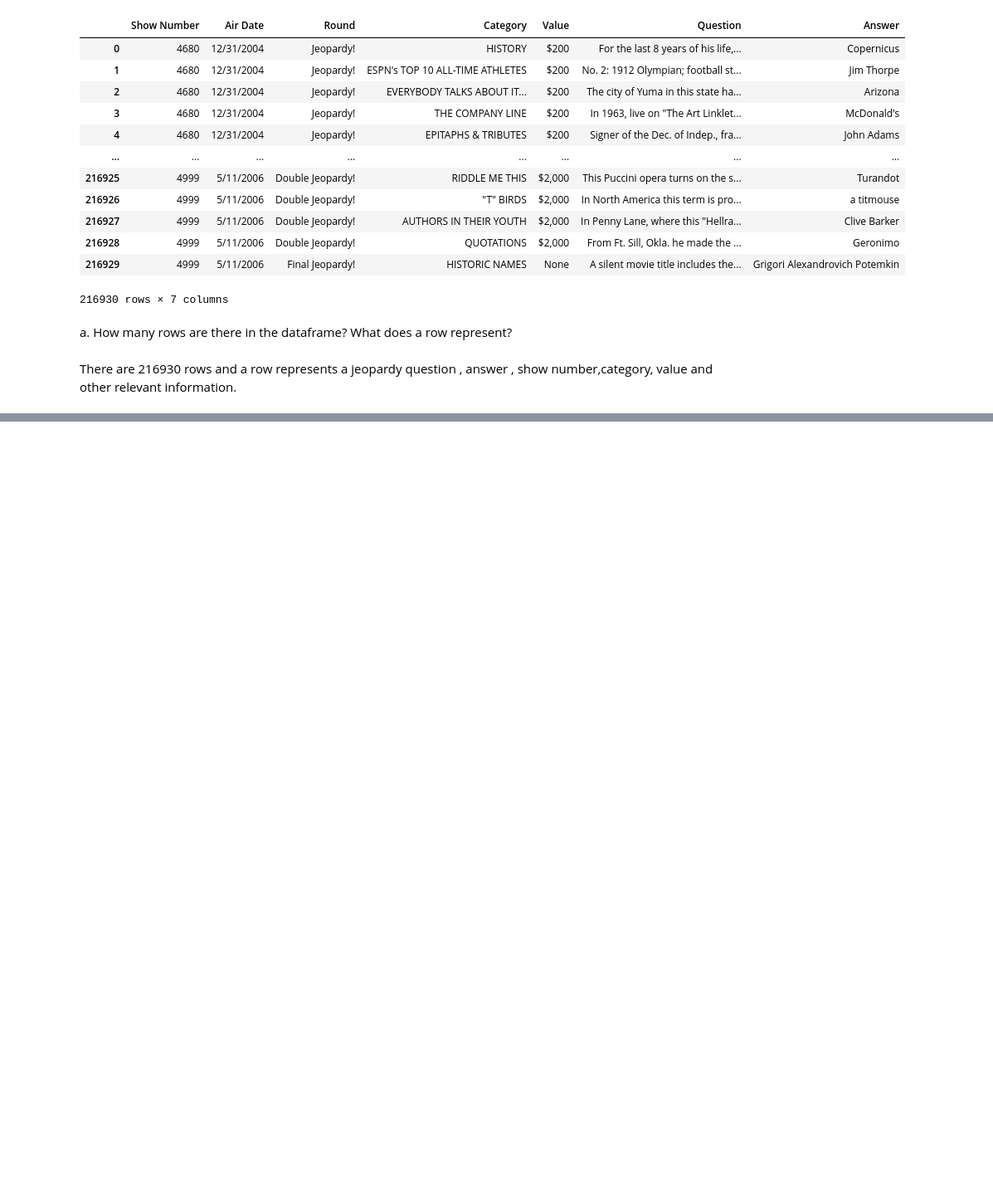
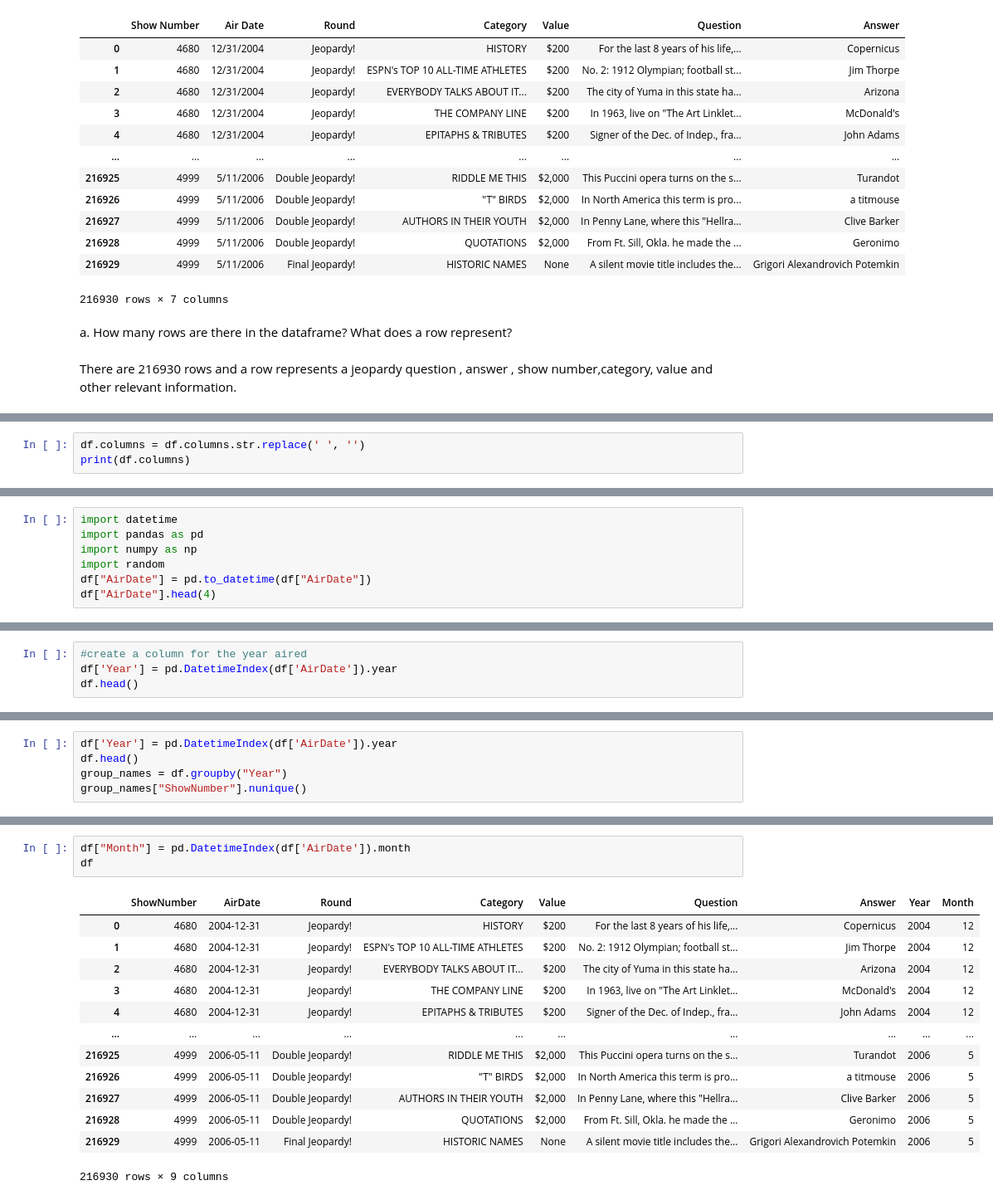
Before and after one commit to Tanishakapoor1990/week-05-repository, a Jupyter notebook: week05 -In class Activity.ipynb, the cells around one changed output, grey strips where cells are left out. Shown: that part at 83% size. Drawn from its saved outputs; the diff is of its cells as text; blank space fills up the shorter version.

```diff
--- a/week05 -In class Activity.ipynb
+++ b/week05 -In class Activity.ipynb
@@ -76,0 +107,3 @@ Index(['Show Number', ' Air Date', ' Round', ' Category', ' Value',
+# %%
+df.columns = df.columns.str.replace(' ', '')
+print(df.columns)
@@ -76,0 +114,7 @@ Index(['Show Number', ' Air Date', ' Round', ' Category', ' Value',
+# %%
+import datetime
+import pandas as pd
+import numpy as np
+import random
+df["AirDate"] = pd.to_datetime(df["AirDate"])
+df["AirDate"].head(4)
@@ -76,0 +171,4 @@ Index(['Show Number', ' Air Date', ' Round', ' Category', ' Value',
+# %%
+#create a column for the year aired
+df['Year'] = pd.DatetimeIndex(df['AirDate']).year
+df.head()
@@ -76,0 +182,5 @@ Index(['Show Number', ' Air Date', ' Round', ' Category', ' Value',
+# %%
+df['Year'] = pd.DatetimeIndex(df['AirDate']).year
+df.head()
+group_names = df.groupby("Year")
+group_names["ShowNumber"].nunique()
@@ -76,0 +220,17 @@ Index(['Show Number', ' Air Date', ' Round', ' Category', ' Value',
+# %%
+df["Month"] = pd.DatetimeIndex(df['AirDate']).month
+df
+# %% [output]
+|  | ShowNumber | AirDate | Round | Category | Value | Question | Answer | Year | Month |
+| 0 | 4680 | 2004-12-31 | Jeopardy! | HISTORY | $200 | For the last 8 years of his life,... | Copernicus | 2004 | 12 |
+| 1 | 4680 | 2004-12-31 | Jeopardy! | ESPN's TOP 10 ALL-TIME ATHLETES | $200 | No. 2: 1912 Olympian; football st... | Jim Thorpe | 2004 | 12 |
+| 2 | 4680 | 2004-12-31 | Jeopardy! | EVERYBODY TALKS ABOUT IT... | $200 | The city of Yuma in this state ha... | Arizona | 2004 | 12 |
+| 3 | 4680 | 2004-12-31 | Jeopardy! | THE COMPANY LINE | $200 | In 1963, live on "The Art Linklet... | McDonald's | 2004 | 12 |
+| 4 | 4680 | 2004-12-31 | Jeopardy! | EPITAPHS & TRIBUTES | $200 | Signer of the Dec. of Indep., fra... | John Adams | 2004 | 12 |
+| ... | ... | ... | ... | ... | ... | ... | ... | ... | ... |
+| 216925 | 4999 | 2006-05-11 | Double Jeopardy! | RIDDLE ME THIS | $2,000 | This Puccini opera turns on the s... | Turandot | 2006 | 5 |
+| 216926 | 4999 | 2006-05-11 | Double Jeopardy! | "T" BIRDS | $2,000 | In North America this term is pro... | a titmouse | 2006 | 5 |
+| 216927 | 4999 | 2006-05-11 | Double Jeopardy! | AUTHORS IN THEIR YOUTH | $2,000 | In Penny Lane, where this "Hellra... | Clive Barker | 2006 | 5 |
+| 216928 | 4999 | 2006-05-11 | Double Jeopardy! | QUOTATIONS | $2,000 | From Ft. Sill, Okla. he made the ... | Geronimo | 2006 | 5 |
+| 216929 | 4999 | 2006-05-11 | Final Jeopardy! | HISTORIC NAMES | None | A silent movie title includes the... | Grigori Alexandrovich Potemkin | 2006 | 5 |
+216930 rows × 9 columns
```
Also changed, not shown: parts of 17 cells of this notebook, 7 other files.
